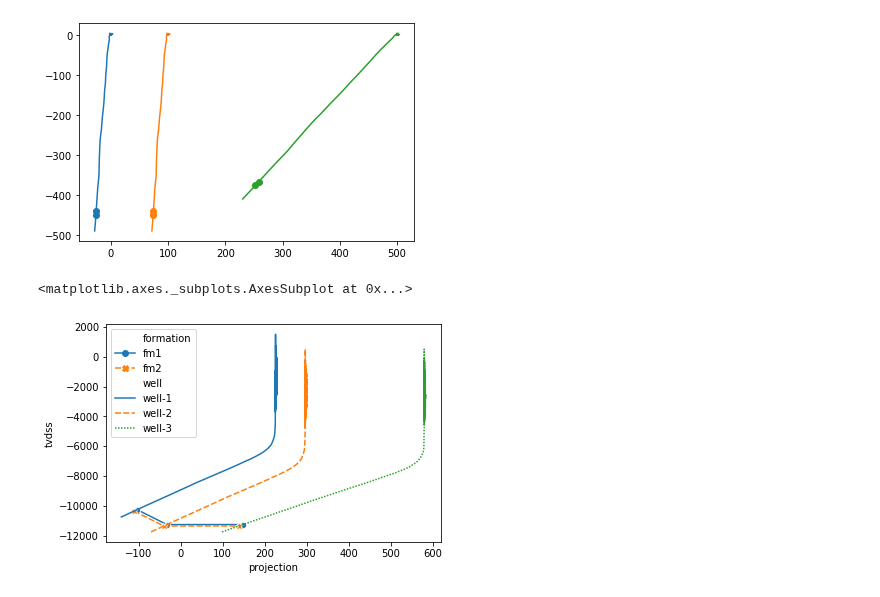
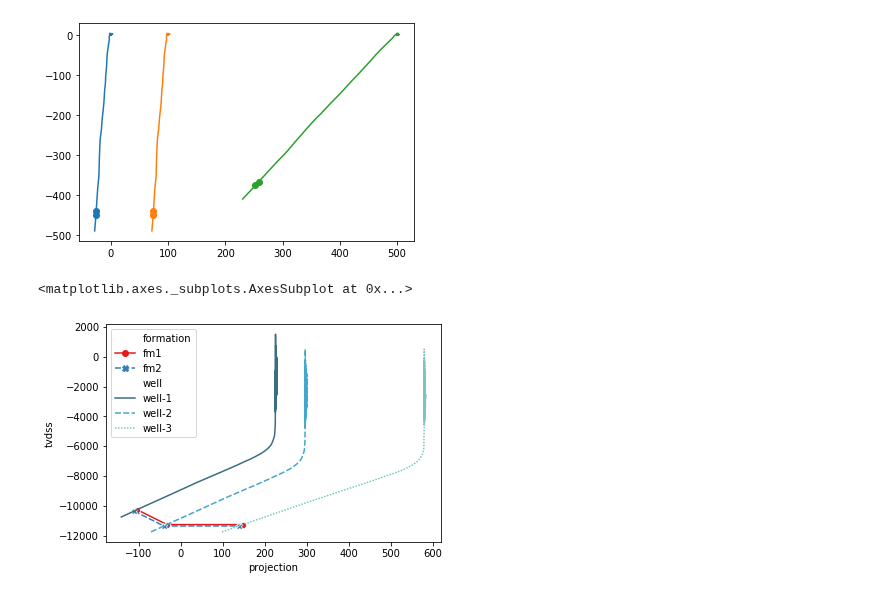
Before and after one commit to scuervo91/reservoirpy, a Jupyter notebook: examples/welllogs/1-basics/2-groups_wells.ipynb, the cells around one changed output. Saved outputs shown, nothing was run; the diff lists cells and outputs as text; code cells hidden in the pictures.

```diff
--- a/examples/welllogs/1-basics/2-groups_wells.ipynb
+++ b/examples/welllogs/1-basics/2-groups_wells.ipynb
@@ -159,10 +224,10 @@ surv,ce = g1.wells_surveys(projection1d=True, azi=azi, center=center)
 # %%
 fig, ax =  plt.subplots()
 sns.lineplot(x='projection',y='tvdss_top', data=tops,
-                hue='formation', style='formation',markers=True, ax=ax)
+                hue='formation', style='formation',markers=True, ax=ax, palette='Set1')
 
 sns.lineplot(x='projection',y='tvdss', data=surv,
-                hue='well', style='well', ax=ax)
+                hue='well', style='well', ax=ax,palette='GnBu_d')
 # %% [output]
 <matplotlib.axes._subplots.AxesSubplot at 0x...>
-[figure, old version]
+[figure, new version]
```
Also changed, not shown: parts of 22 cells of this notebook, 1 other file.
